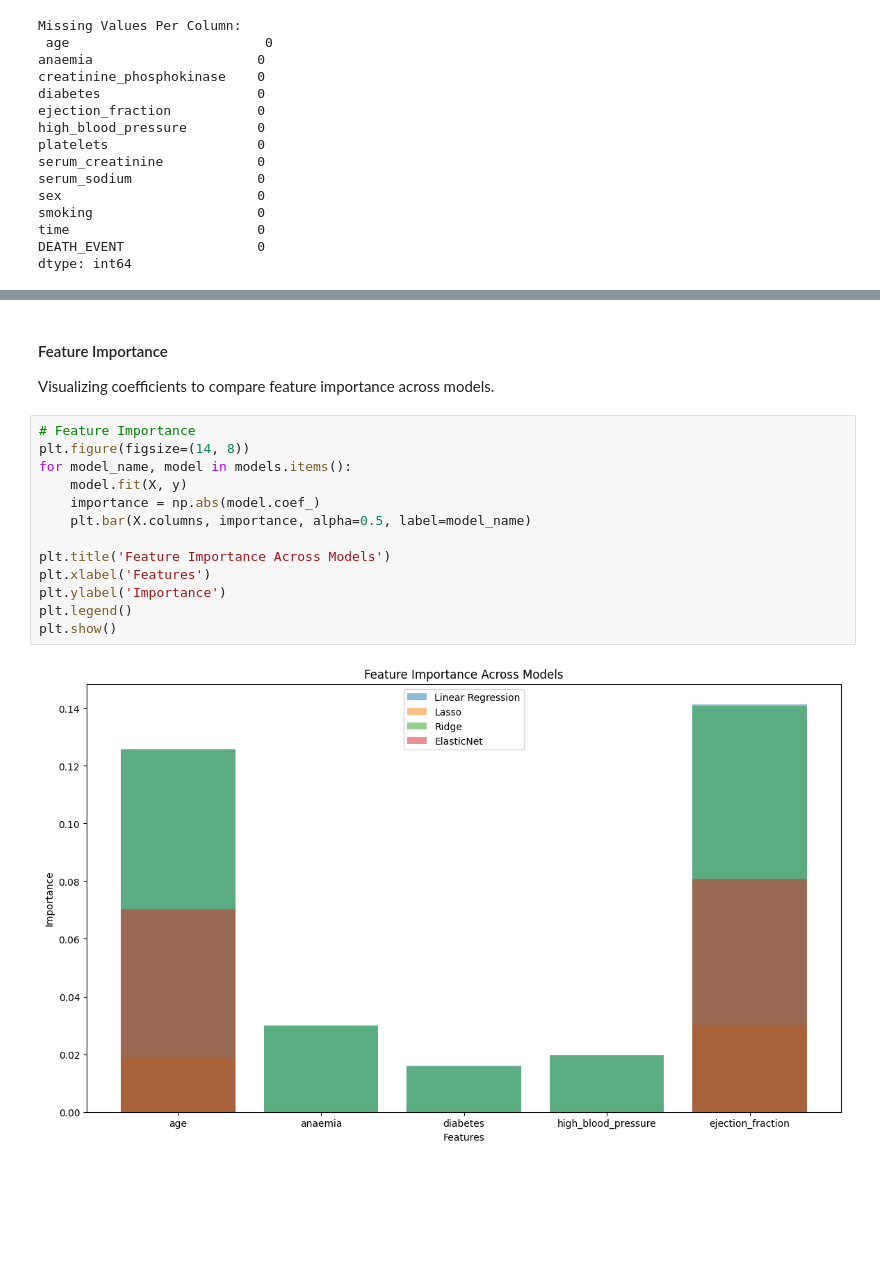
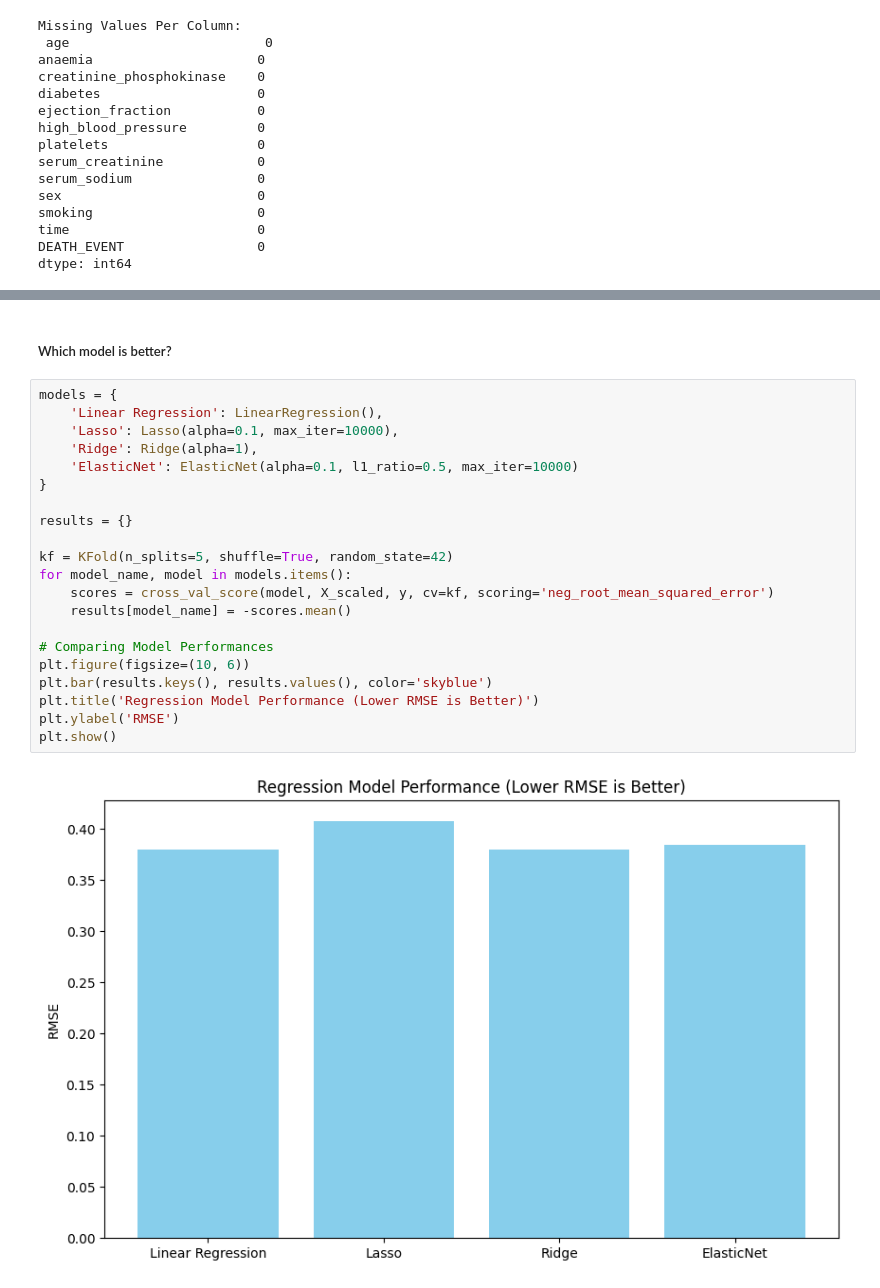
Before and after one commit to ahf-z/Heart-Failure-Analysis-and-Predictive-Modeling, a Jupyter notebook: presentation/data_Final.ipynb, the cells around one changed output, grey strips where cells are left out. Cells and saved outputs as stored; diff of their text form; blank space fills up the shorter version.

```diff
--- a/presentation/data_Final.ipynb
+++ b/presentation/data_Final.ipynb
@@ -242,18 +311,25 @@ ElasticNet on Medical: RMSE = 0.445
-# %% [markdown]
-#### Feature Importance
-Visualizing coefficients to compare feature importance across models.
-# %%
-# Feature Importance
-plt.figure(figsize=(14, 8))
-for model_name, model in models.items():
-    model.fit(X, y)
-    importance = np.abs(model.coef_)
-    plt.bar(X.columns, importance, alpha=0.5, label=model_name)
-
-plt.title('Feature Importance Across Models')
-plt.xlabel('Features')
-plt.ylabel('Importance')
-plt.legend()
-plt.show()
-# %% [output]
-[figure, removed]
+# %% [markdown]
+##### Which model is better?
+# %%
+models = {
+    'Linear Regression': LinearRegression(),
+    'Lasso': Lasso(alpha=0.1, max_iter=10000),
+    'Ridge': Ridge(alpha=1),
+    'ElasticNet': ElasticNet(alpha=0.1, l1_ratio=0.5, max_iter=10000)
+}
+
+results = {}
+
+kf = KFold(n_splits=5, shuffle=True, random_state=42)
+for model_name, model in models.items():
+    scores = cross_val_score(model, X_scaled, y, cv=kf, scoring='neg_root_mean_squared_error')
+    results[model_name] = -scores.mean()
+
+# Comparing Model Performances
+plt.figure(figsize=(10, 6))
+plt.bar(results.keys(), results.values(), color='skyblue')
+plt.title('Regression Model Performance (Lower RMSE is Better)')
+plt.ylabel('RMSE')
+plt.show()
+# %% [output]
+[figure, added]
```
Also changed, not shown: parts of 41 cells of this notebook, 3 other files.
